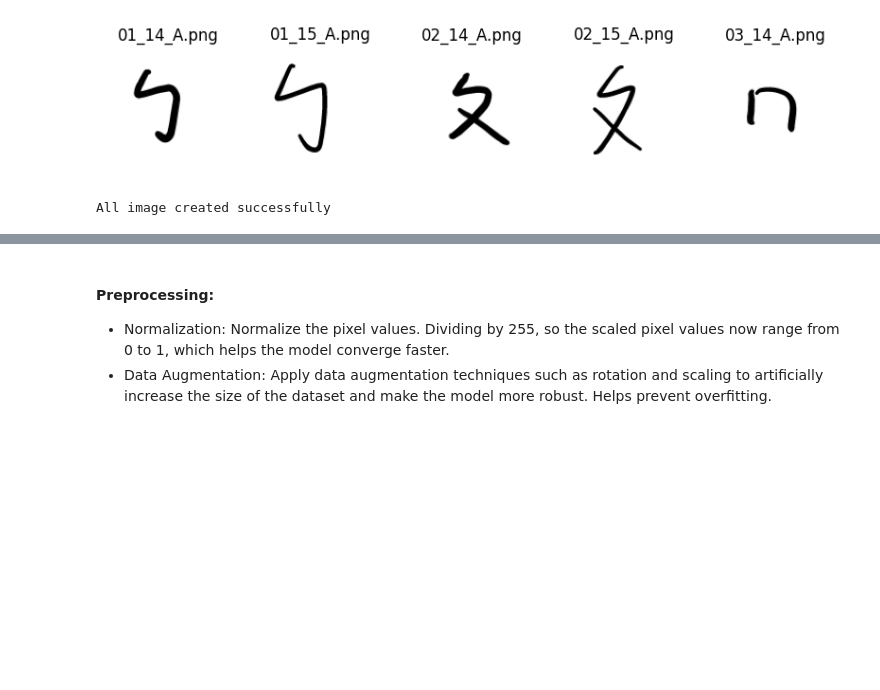
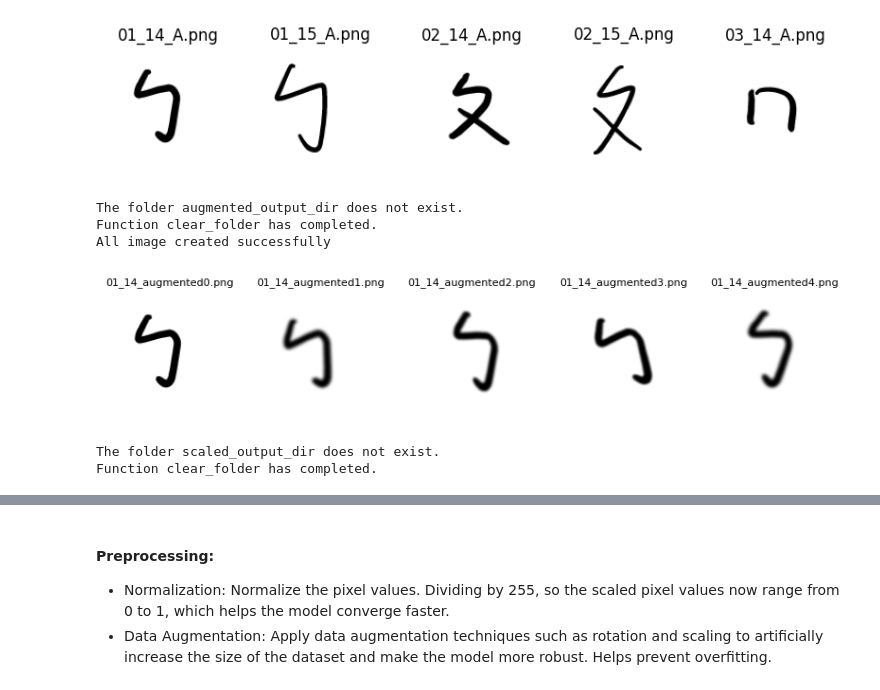
Before and after one commit to white-pub/Bopomofo-Model, a Jupyter notebook: Bopomofo_model.ipynb, the cells around one changed output, grey strips where cells are left out. Drawn from its saved outputs; the diff is of its cells as text; code cells hidden in the pictures; blank space fills up the shorter version.

Commit message:
finished implementing new training set
Still needs polishing, but presentable.

```diff
--- a/Bopomofo_model.ipynb
+++ b/Bopomofo_model.ipynb
@@ -190,16 +234,18 @@ char_numbers = [
 print(char_numbers)
 # %% [output]
 [[1, 2, 3, 4, 5, 6, 7, 8, 9, 10, 11, 12, 13, 14], [15, 16, 17, 18, 19, 20, 21, 22, 23, 24, 25, 26, 27, 38], [28, 29, 30, 31, 32, 33, 34, 35, 36, 37, 39, 40, 41, 42]]
+# %%
+# input and output folder for image processing
+input_dir = r'fonts_original files\handwritten fonts'
+split_output_dir = r'processing image\train handwriting split'
+augmented_output_dir = r'processing image\train handwriting augmented'
+scaled_output_dir = 'fonts - processed and scaled'
 # %%
-# intput and output folder for split_all_images
-input_dir = r'fonts_original files\handwritten fonts'
-output_dir = 'fonts_split'
-
 # Split the image in the input directory
-split_all_images(input_dir, output_dir, char_numbers)
+split_all_images(input_dir, split_output_dir, char_numbers)
 
 # Show the split images
-visualize_samples(output_dir)
+visualize_samples(split_output_dir)
 # %% [output]
 [figure]
 # %%
@@ -266,10 +312,25 @@ def process_images_in_folder(input_dir, output_dir, num_augmentations=5):
             augment_image(img_path, output_dir, num_augmentations)
     print("All image created successfully")
 # %%
+# clear folder before putting in new image
+folder_path = 'augmented_output_dir'
+clear_folder(folder_path)
+
 # create augmented images from original image
-input_dir = 'fonts_split'
-output_dir = 'augmented fonts'
-process_images_in_folder(input_dir, output_dir, num_augmentations=5)
+process_images_in_folder(split_output_dir, augmented_output_dir, num_augmentations=5)
+
+# Show the augmented images
+visualize_samples(augmented_output_dir, title_fontsize=8)
 # %% [output]
+The folder augmented_output_dir does not exist.
+Function clear_folder has completed.
 All image created successfully
+[figure, added]
+# %%
+# clear the "fonts - processed and scaled" folder before putting in new image
+folder_path = 'scaled_output_dir'
+clear_folder(folder_path)
+# %% [output]
+The folder scaled_output_dir does not exist.
+Function clear_folder has completed.
 # %%
```
Also changed, not shown: parts of 37 cells of this notebook, 6 other files.
